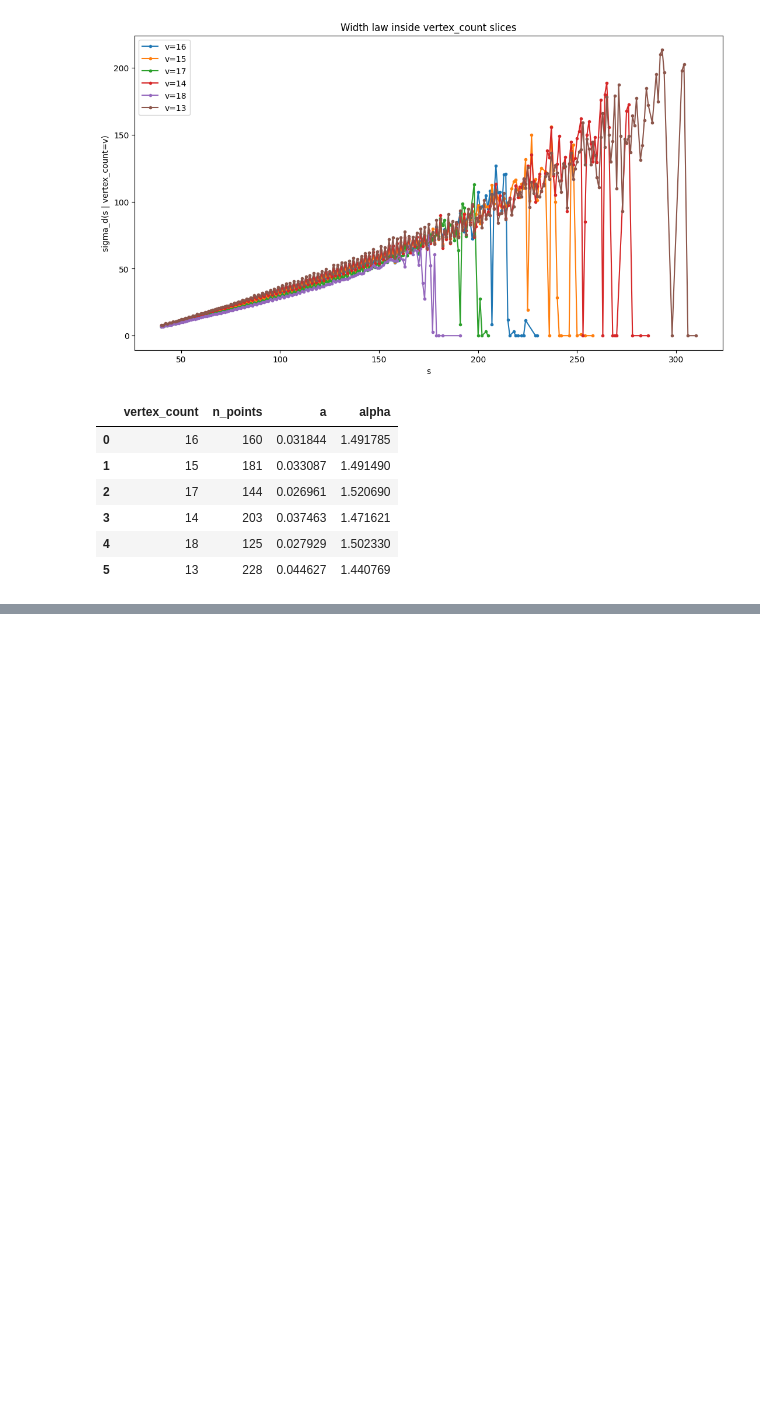
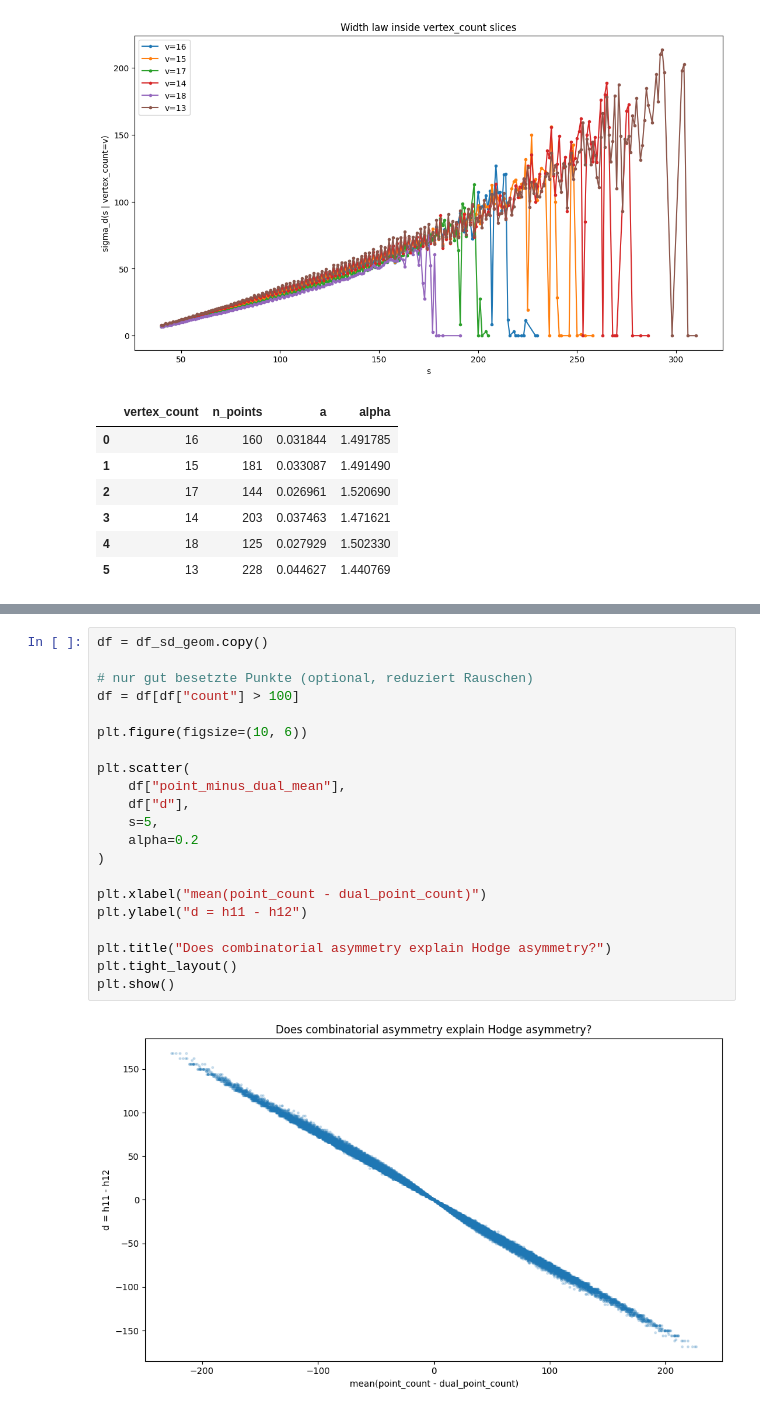
Before and after one commit to Sultanow/polytopes, a Jupyter notebook: python/notebooks/Polytopes-4D-SymmetricEntropyRidge.ipynb, the cells around one changed output, grey strips where cells are left out. Saved outputs shown, nothing was run; the diff lists cells and outputs as text; blank space fills up the shorter version.

```diff
--- a/python/notebooks/Polytopes-4D-SymmetricEntropyRidge.ipynb
+++ b/python/notebooks/Polytopes-4D-SymmetricEntropyRidge.ipynb
@@ -754,0 +848,23 @@ Selected vertex_count values: [16, 15, 17, 14, 18, 13]
+# %%
+df = df_sd_geom.copy()
+
+# nur gut besetzte Punkte (optional, reduziert Rauschen)
+df = df[df["count"] > 100]
+
+plt.figure(figsize=(10, 6))
+
+plt.scatter(
+    df["point_minus_dual_mean"],
+    df["d"],
+    s=5,
+    alpha=0.2
+)
+
+plt.xlabel("mean(point_count - dual_point_count)")
+plt.ylabel("d = h11 - h12")
+
+plt.title("Does combinatorial asymmetry explain Hodge asymmetry?")
+plt.tight_layout()
+plt.show()
+# %% [output]
+[figure, added]
```
Also changed, not shown: parts of 16 cells of this notebook, 1 other file.
